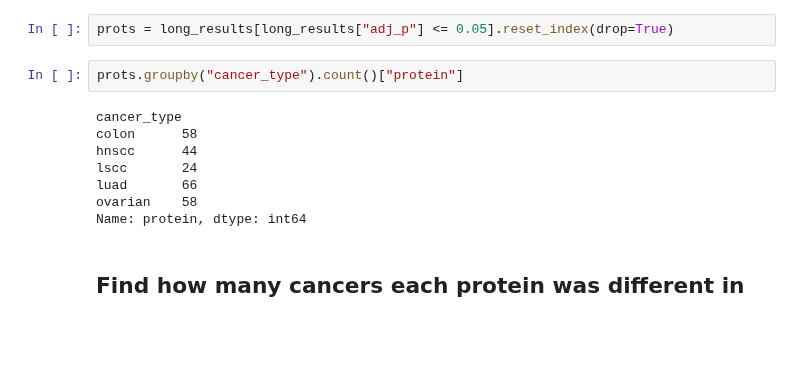
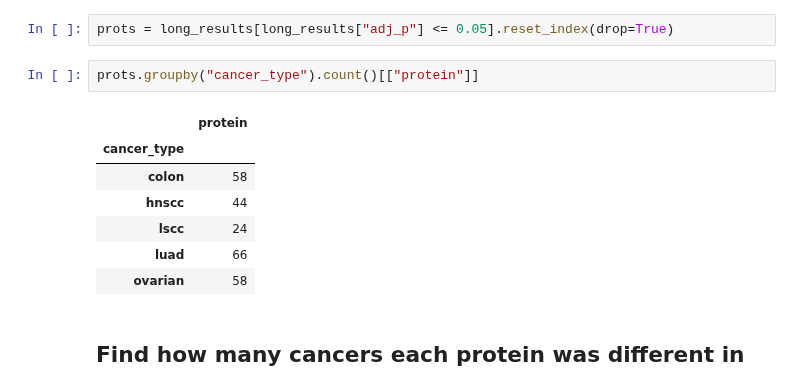
Before and after one commit to PayneLab/pancancerCNV, a Jupyter notebook: chromosome_8/04_commonly_diff_proteins_8q_cis.ipynb, the cells around one changed output. Cells and saved outputs as stored; diff of their text form; blank space fills up the shorter version.

```diff
--- a/chromosome_8/04_commonly_diff_proteins_8q_cis.ipynb
+++ b/chromosome_8/04_commonly_diff_proteins_8q_cis.ipynb
@@ -105,15 +105,15 @@ long_results
 # %%
 prots = long_results[long_results["adj_p"] <= 0.05].reset_index(drop=True)
 # %%
-prots.groupby("cancer_type").count()["protein"]
+prots.groupby("cancer_type").count()[["protein"]]
 # %% [output]
-cancer_type
-colon      58
-hnscc      44
-lscc       24
-luad       66
-ovarian    58
-Name: protein, dtype: int64
+|  | protein |
+| cancer_type |  |
+| colon | 58 |
+| hnscc | 44 |
+| lscc | 24 |
+| luad | 66 |
+| ovarian | 58 |
 # %% [markdown]
 ## Find how many cancers each protein was different in
 # %%
```
Also changed, not shown: 16 other files.
